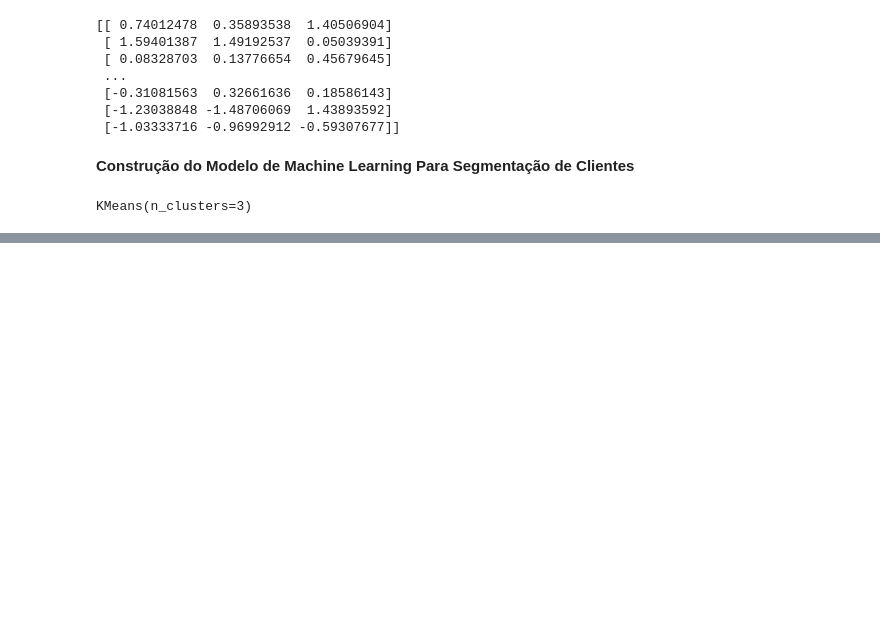
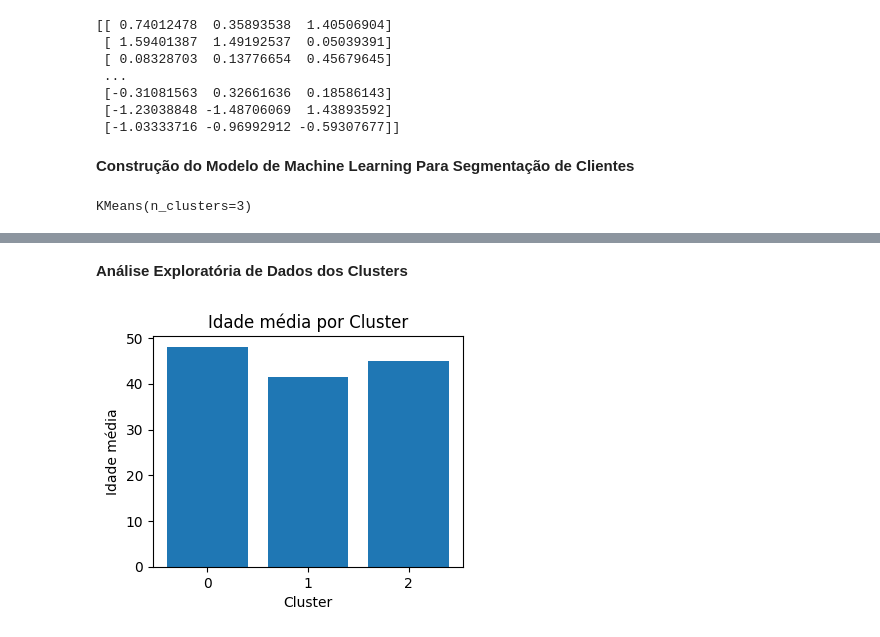
Before and after one commit to Jeff-Delavusca/Econometrics-and-ML, a Jupyter notebook: ML_segmentacao_cliente.ipynb, the cells around one changed output, grey strips where cells are left out. Drawn from its saved outputs; the diff is of its cells as text; code cells hidden in the pictures; blank space fills up the shorter version.

```diff
--- a/ML_segmentacao_cliente.ipynb
+++ b/ML_segmentacao_cliente.ipynb
@@ -124,0 +111,18 @@ df_clientes.head(5)
+# %% [markdown]
+**Análise Exploratória de Dados dos Clusters**
+# %%
+# Média de idade por cluster
+media_idade = df_clientes.groupby('cluster')['idade'].mean()
+
+plt.figure(figsize=(4, 3))
+
+plt.bar(media_idade.index, media_idade.values)
+
+plt.xticks(media_idade.index)
+
+plt.ylabel("Idade média")
+plt.xlabel("Cluster")
+plt.title("Idade média por Cluster")
+plt.show()
+# %% [output]
+[figure, added]
```
Also changed, not shown: parts of 14 cells of this notebook.
